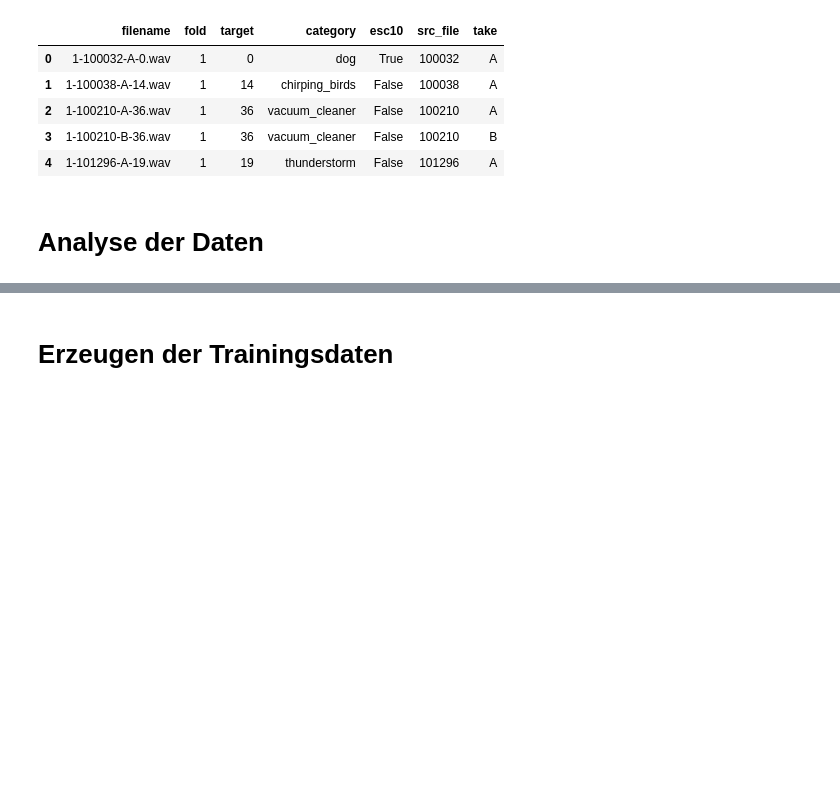
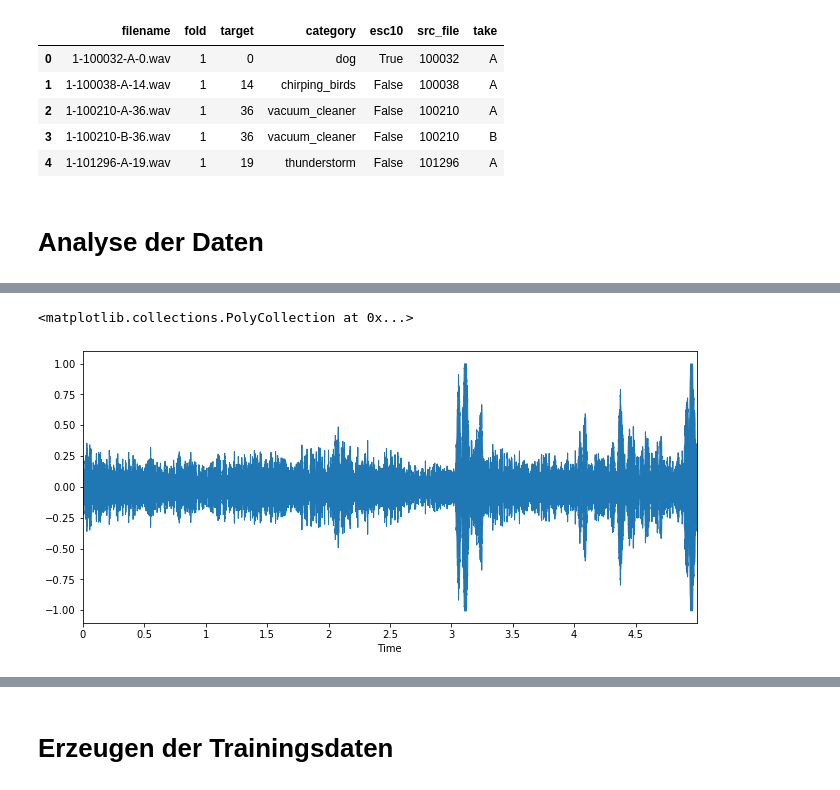
Before and after one commit to ditomax/mlwifianwender, a Jupyter notebook: 06 Anwendungsbeispiel Importing audio data plus classification.ipynb, the cells around one changed output, grey strips where cells are left out. Saved outputs shown, nothing was run; the diff lists cells and outputs as text; code cells hidden in the pictures; blank space fills up the shorter version.

```diff
--- a/06 Anwendungsbeispiel Importing audio data plus classification.ipynb
+++ b/06 Anwendungsbeispiel Importing audio data plus classification.ipynb
@@ -88,7 +91,9 @@ tf.compat.v1.keras.backend.set_session(tf.compat.v1.Session(config=config))
 urlDataSource = 'https://github.com/karoldvl/ESC-50/archive/master.zip'
 localExtractionFolder = 'data/ESC-50'
 localDataArchive = 'data/ESC-50/master.zip'
+audioData = localExtractionFolder + '/ESC-50-master/audio'
 
+sampleRate = 22050
 sampleLen = 110250 # in samples is 5 sec @ 22050
 # %%
 #
@@ -151,0 +153,21 @@ df.head()
+# %%
+#
+# Einlesen von 5 files
+#
+
+x_check = []
+count = 0
+for root, dir, files in os.walk(audioData):
+    waves = fnmatch.filter(files, "*.wav")
+    for item in waves:
+        soundFile = os.path.join(root, item)
+        yt, sr = librosa.core.load (soundFile, mono=True)
+
+        print('found file {} with data shape {} and sampling rate {}'.format(soundFile,yt.shape,sr))
+
+        x_check.append(yt)
+        count = count + 1
+        if count > 5:
+            break
+
+x_check = np.array(x_check)
@@ -151,0 +181,12 @@ df.head()
+# %%
+#
+# Anzeige als PCM Kurven
+#
+displayIndex = 1
+x_show = x_check[displayIndex]
+
+plt.figure(figsize=(11, 5))
+librosa.display.waveplot(x_show, sr=sampleRate)
+# %% [output]
+<matplotlib.collections.PolyCollection at 0x...>
+[figure, added]
```
Also changed, not shown: parts of 23 cells of this notebook.
